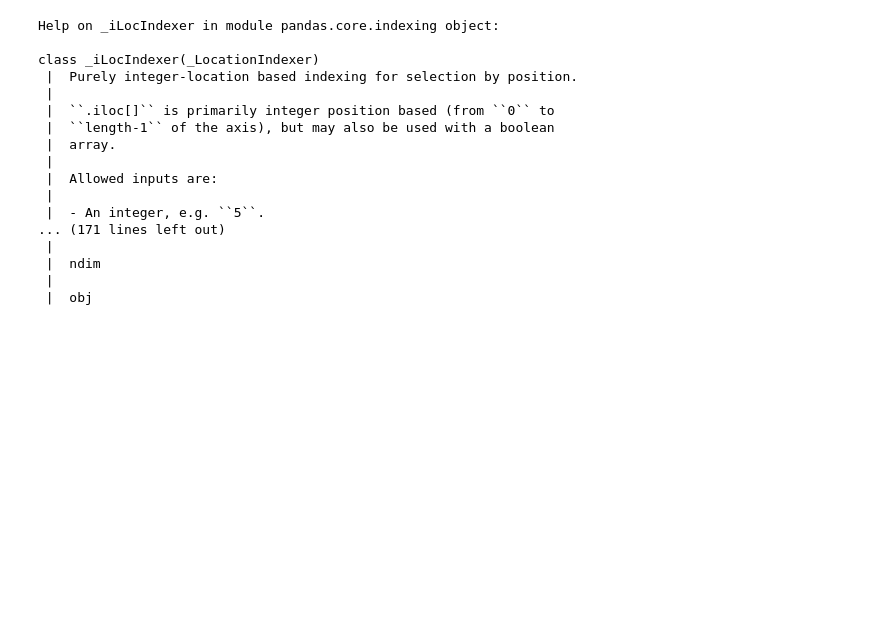
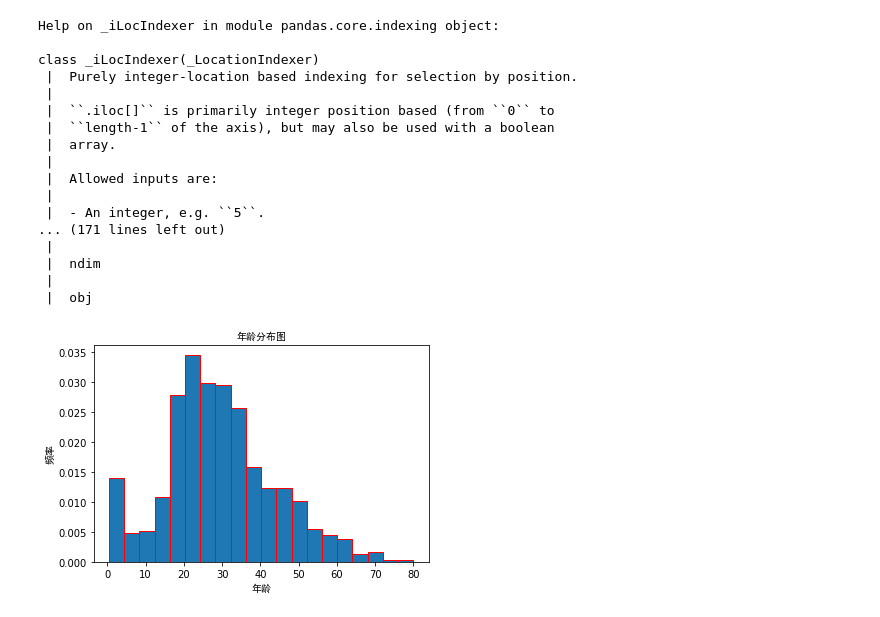
Before and after one commit to OcaenEyes/python_Data_analysis, a Jupyter notebook: data_visualization/matplotlib_ln/统计图形实战.ipynb, the cells around one changed output. Cells and saved outputs as stored; diff of their text form; code cells hidden in the pictures; blank space fills up the shorter version.

```diff
--- a/data_visualization/matplotlib_ln/统计图形实战.ipynb
+++ b/data_visualization/matplotlib_ln/统计图形实战.ipynb
@@ -102,3 +102,15 @@ class _iLocIndexer(_LocationIndexer)
  |  ndim
  |
  |  obj
+# %%
+taitanic = pd.read_csv("../datasets/taitanic_train.csv")
+# %%
+taitanic.dropna(subset=["Age"],inplace=True)
+# %%
+plt.hist(x=taitanic["Age"],edgecolor="red",bins=20,density=True)
+plt.xlabel("年龄",font=font)
+plt.title("年龄分布图",font=font)
+plt.ylabel("频率",font=font)
+plt.show()
+# %% [output]
+[figure, added]
```
Also changed, not shown: parts of 27 cells of this notebook, 5 other files.
